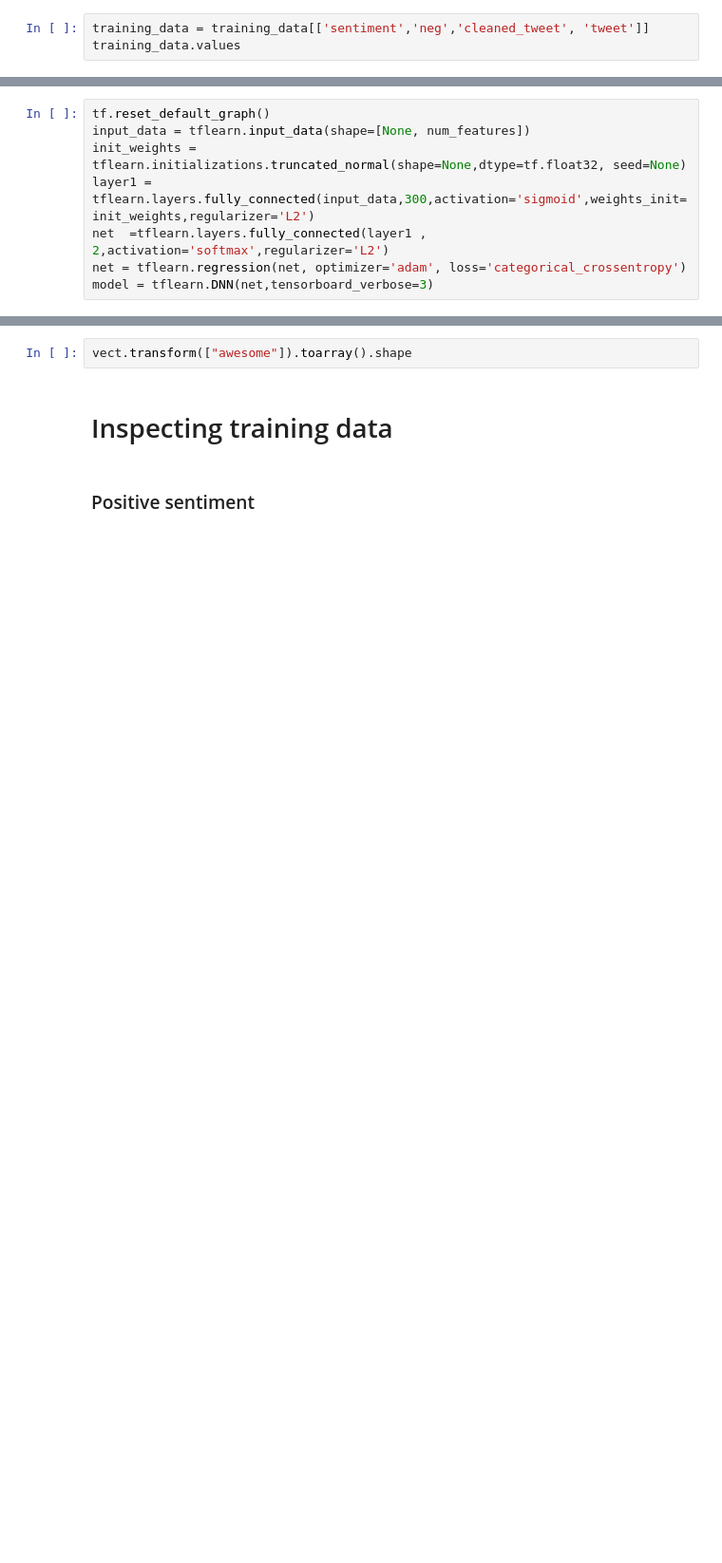
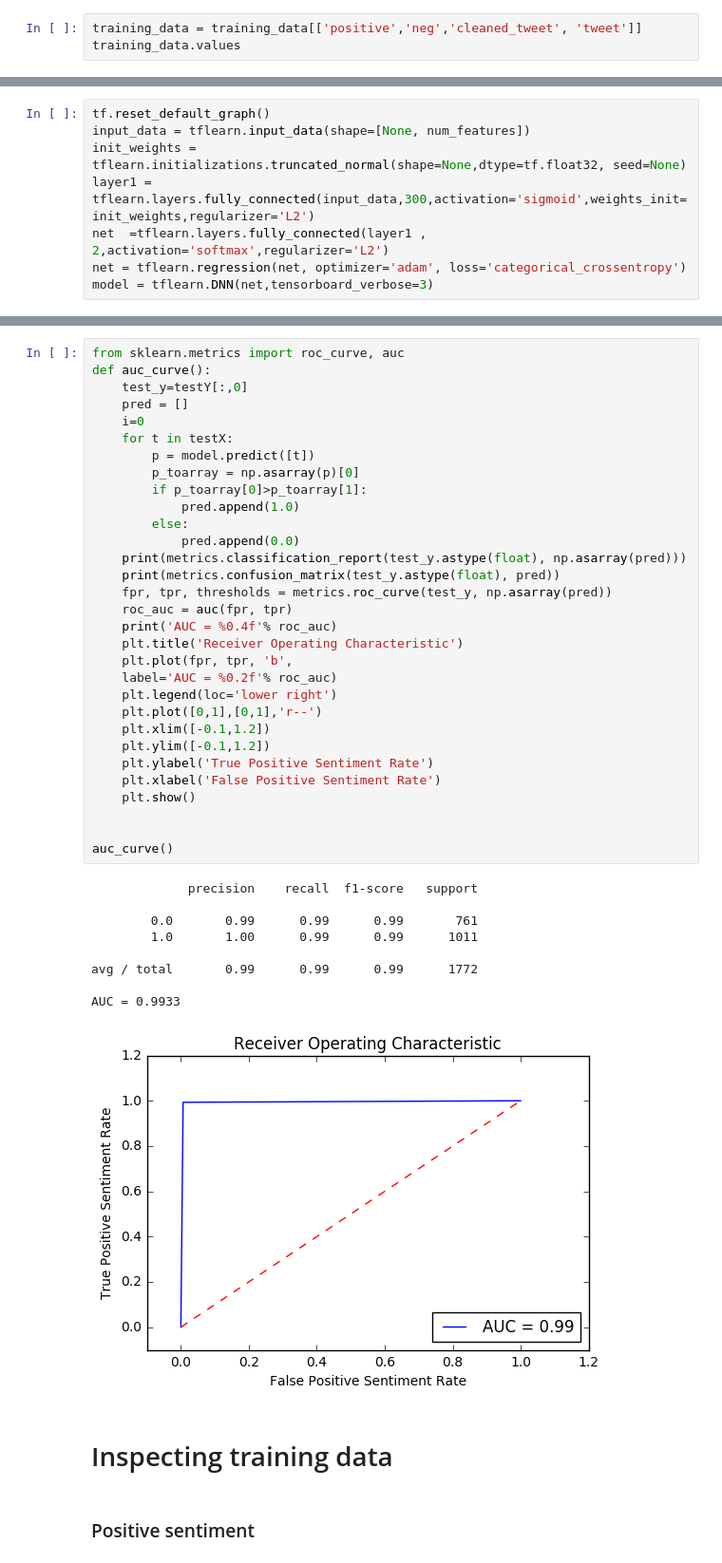
Before and after one commit to Ather23/neural_networks, a Jupyter notebook: nn_playground/tf_learn_sentiment_analysis.ipynb, the cells around one changed output, grey strips where cells are left out. Shown: that part at 95% size. Cells and saved outputs as stored; diff of their text form; blank space fills up the shorter version.

Commit message:
adding roc curve

```diff
--- a/nn_playground/tf_learn_sentiment_analysis.ipynb
+++ b/nn_playground/tf_learn_sentiment_analysis.ipynb
@@ -111,7 +112,7 @@ training_data.head(10)
 | 8 | actually good | 1 | the da vinci code is actually a g... | 0 |
 | 9 | thought pretty good | 1 | i thought the da vinci code was a... | 0 |
 # %%
-training_data = training_data[['sentiment','neg','cleaned_tweet', 'tweet']]
+training_data = training_data[['positive','neg','cleaned_tweet', 'tweet']]
 training_data.values
 # %% [output]
 array([[1, 0, 'awesome', 'the da vinci code book is just awesome.\n'],
@@ -179,5 +180,44 @@ Evaluation:  [0.99153498723329325]
-# %%
-vect.transform(["awesome"]).toarray().shape
+# %%
+from sklearn.metrics import roc_curve, auc
+def auc_curve():
+    test_y=testY[:,0]
+    pred = []
+    i=0
+    for t in testX:
+        p = model.predict([t])
+        p_toarray = np.asarray(p)[0]
+        if p_toarray[0]>p_toarray[1]:
+            pred.append(1.0)
+        else:
+            pred.append(0.0)
+    print(metrics.classification_report(test_y.astype(float), np.asarray(pred)))
+    print(metrics.confusion_matrix(test_y.astype(float), pred))
+    fpr, tpr, thresholds = metrics.roc_curve(test_y, np.asarray(pred))
+    roc_auc = auc(fpr, tpr)
+    print('AUC = %0.4f'% roc_auc)
+    plt.title('Receiver Operating Characteristic')
+    plt.plot(fpr, tpr, 'b',
+    label='AUC = %0.2f'% roc_auc)
+    plt.legend(loc='lower right')
+    plt.plot([0,1],[0,1],'r--')
+    plt.xlim([-0.1,1.2])
+    plt.ylim([-0.1,1.2])
+    plt.ylabel('True Positive Sentiment Rate')
+    plt.xlabel('False Positive Sentiment Rate')
+    plt.show()
+
+
+auc_curve()
+# %% [output]
+             precision    recall  f1-score   support
+
+        0.0       0.99      0.99      0.99       761
+        1.0       1.00      0.99      0.99      1011
+
+avg / total       0.99      0.99      0.99      1772
+
+AUC = 0.9933
+[figure, added]
 # %% [markdown]
 # Inspecting training data
 # %% [markdown]
```
Also changed, not shown: parts of 10 cells of this notebook, 1 other file.
